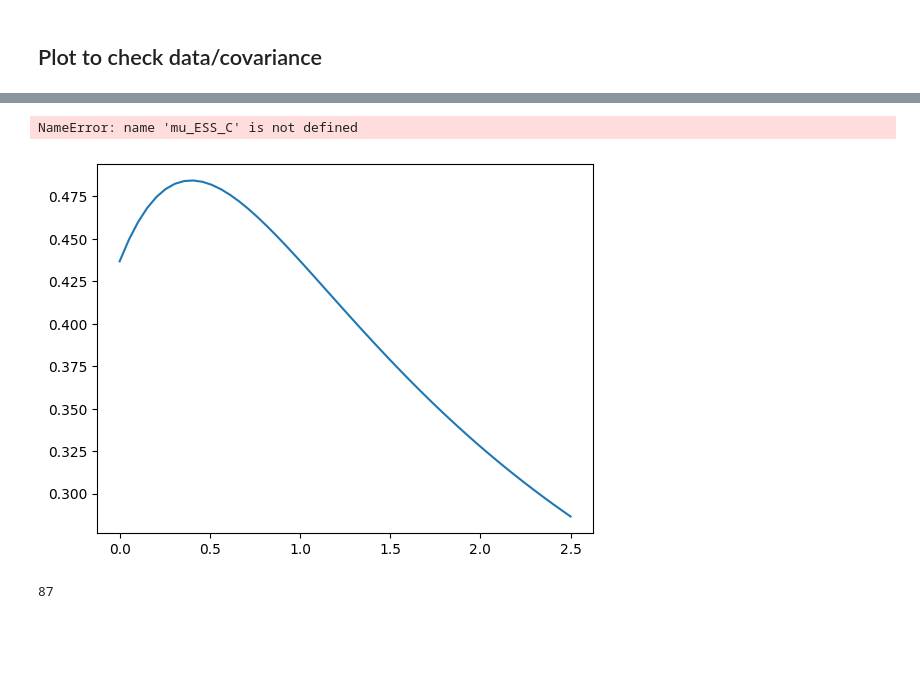
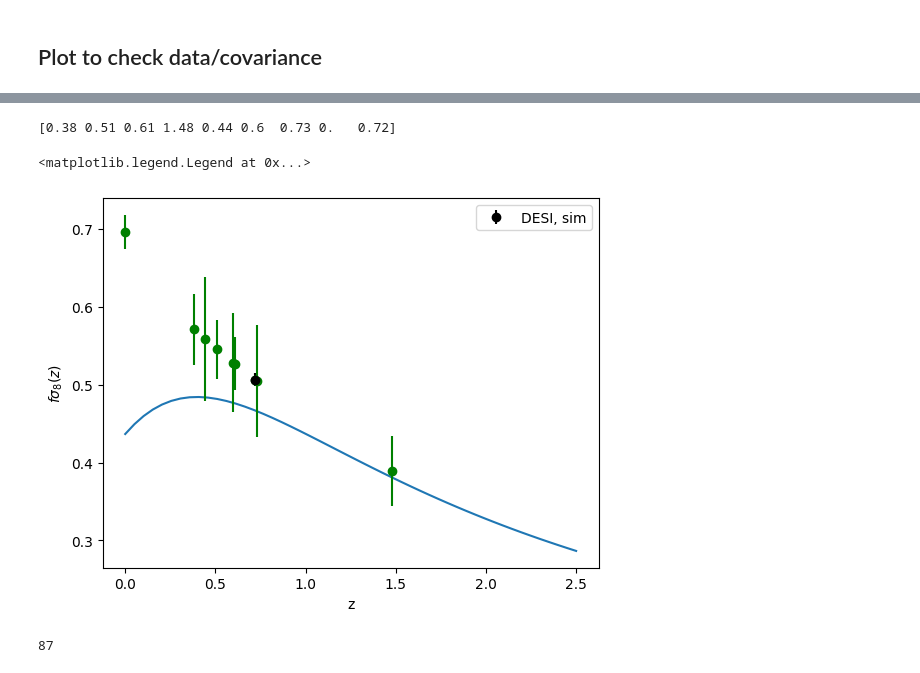
Before and after one commit to CarolaZano/PCA_project, a Jupyter notebook: Parameter_inference_ESS/CreateDatavector_3x2pt_fsigma8_ESS.ipynb, the cells around one changed output, grey strips where cells are left out. Drawn from its saved outputs; the diff is of its cells as text; code cells hidden in the pictures; blank space fills up the shorter version.

```diff
--- a/Parameter_inference_ESS/CreateDatavector_3x2pt_fsigma8_ESS.ipynb
+++ b/Parameter_inference_ESS/CreateDatavector_3x2pt_fsigma8_ESS.ipynb
@@ -124,20 +124,21 @@ plt.yscale("log")
 # %%
 ## Plot to check fsigma8 data
 P_delta2D_GR_lin_universe = Get_Pk2D_obj_kk_GR_lin(cosmo_universe)
 
 plt.plot(np.linspace(0.0, 2.5, 50), fsigma8_musigma(P_delta2D_GR_lin_universe,cosmo_universe, [0,0,0,0,0], 1/(np.linspace(0.0, 2.5, 50)+1)))
-plt.plot(np.linspace(0.0, 2.5, 50), fsigma8_ESS_C(cosmo_universe, [0,0,0,0,0], 1/(np.linspace(0.0, 2.5, 50)+1)))
+#plt.plot(np.linspace(0.0, 2.5, 50), fsigma8_ESS_C(cosmo_universe, [0,0,0,0,0], 1/(np.linspace(0.0, 2.5, 50)+1)))
 #plt.errorbar(Data_fsigma8[0][:-1], fsigma_8_realdata, yerr=fsigma_8_realdata*fsigma_8_fracerror[:-1], fmt="o", color="r")
 plt.errorbar(Data_fsigma8[0], Data_fsigma8[1], yerr=np.sqrt(np.diag(np.linalg.inv(Data_fsigma8[2]))), fmt="o", color="g")
 plt.errorbar(Data_fsigma8[0][-1], Data_fsigma8[1][-1], yerr=np.sqrt(np.diag(np.linalg.inv(Data_fsigma8[2])))[-1], fmt="o", color="k", label = "DESI, sim")
 print(Data_fsigma8[0])
 
 plt.xlabel("z")
 plt.ylabel(r"$f \sigma_8(z)$")
 plt.legend()
 # %% [output]
-NameError: name 'mu_ESS_C' is not defined
+[0.38 0.51 0.61 1.48 0.44 0.6  0.73 0.   0.72]
+<matplotlib.legend.Legend at 0x...>
-[figure, old version]
+[figure, new version]
 # %%
 ## Plot correlation matrix (scale cuts)
 
```
Also changed, not shown: parts of 8 cells of this notebook, 7 other files.
